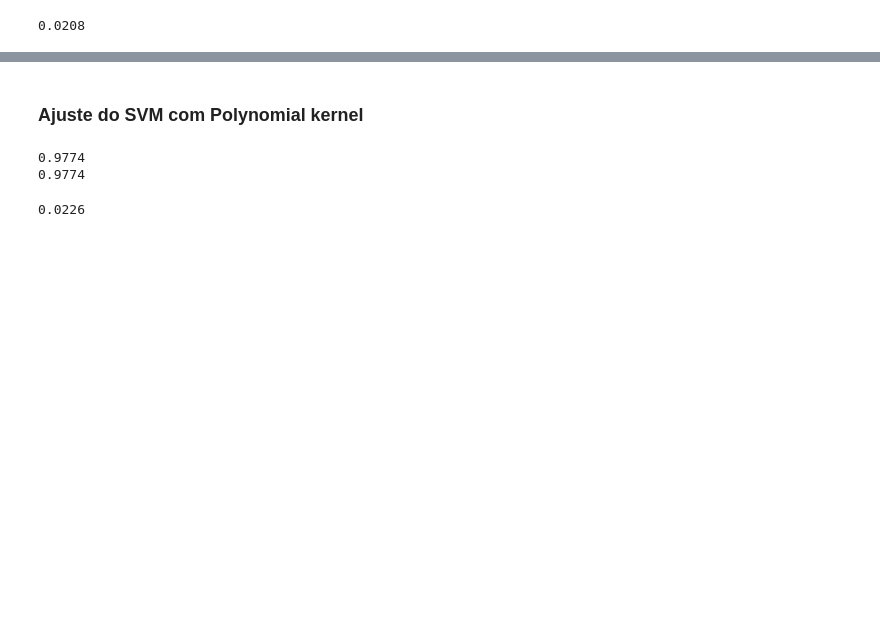
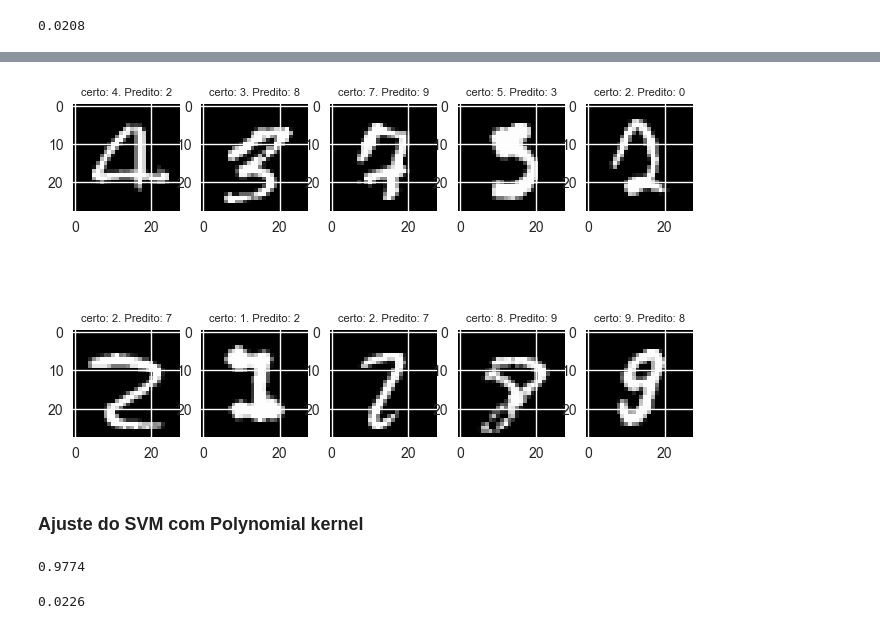
Before and after one commit to Faluhelyi/TOPICOS_2_cadernos, a Jupyter notebook: Trabalho_Final_MNIST.ipynb, the cells around one changed output, grey strips where cells are left out. Drawn from its saved outputs; the diff is of its cells as text; code cells hidden in the pictures; blank space fills up the shorter version.

```diff
--- a/Trabalho_Final_MNIST.ipynb
+++ b/Trabalho_Final_MNIST.ipynb
@@ -232,3 +248,68 @@ np.sum(svm.predict(x_test) != t_test)/len(svm.predict(x_test))
+# %%
+erros = x_test[svm.predict(x_test) != t_test]
+
+filtro = svm.predict(x_test) != t_test
+# %%
+random.seed(30)
+erros_10 = random.sample(range(len(erros)), 10)
+
+fig, ax = plt.subplots(2, 5, dpi = 100)
+
+for i in range(10):
+    if i == 0:
+        ax[0, 0].imshow(erros[erros_10][i].reshape(28, 28), cmap='gray', vmin=0, vmax=255)
+        ax[0, 0].set_title(str('certo: ')+ str(t_test[filtro][erros_10][i]) + str('. Predito: ') + str(svm.predict(erros[erros_10][i].reshape(1,-1))[0]),
+        fontsize = 8)
+
+    if i == 1:
+        ax[0, 1].imshow(erros[erros_10][i].reshape(28, 28), cmap='gray', vmin=0, vmax=255)
+        ax[0, 1].set_title(str('certo: ')+ str(t_test[filtro][erros_10][i]) + str('. Predito: ') + str(svm.predict(erros[erros_10][i].reshape(1,-1))[0]),
+        fontsize = 8)
+
+    if i == 2:
+        ax[1, 1].imshow(erros[erros_10][i].reshape(28, 28), cmap='gray', vmin=0, vmax=255)
+        ax[1, 1].set_title(str('certo: ')+ str(t_test[filtro][erros_10][i]) + str('. Predito: ') + str(svm.predict(erros[erros_10][i].reshape(1,-1))[0]),
+        fontsize = 8)
+
+    if i == 3:
+        ax[0, 2].imshow(erros[erros_10][i].reshape(28, 28), cmap='gray', vmin=0, vmax=255)
+        ax[0, 2].set_title(str('certo: ')+ str(t_test[filtro][erros_10][i]) + str('. Predito: ') + str(svm.predict(erros[erros_10][i].reshape(1,-1))[0]),
+        fontsize = 8)
+
+    if i == 4:
+        ax[1, 2].imshow(erros[erros_10][i].reshape(28, 28), cmap='gray', vmin=0, vmax=255)
+        ax[1, 2].set_title(str('certo: ')+ str(t_test[filtro][erros_10][i]) + str('. Predito: ') + str(svm.predict(erros[erros_10][i].reshape(1,-1))[0]),
+        fontsize = 8)
+
+    if i == 5:
+        ax[0, 3].imshow(erros[erros_10][i].reshape(28, 28), cmap='gray', vmin=0, vmax=255)
+        ax[0, 3].set_title(str('certo: ')+ str(t_test[filtro][erros_10][i]) + str('. Predito: ') + str(svm.predict(erros[erros_10][i].reshape(1,-1))[0]),
+        fontsize = 8)
+
+    if i == 6:
+        ax[1, 3].imshow(erros[erros_10][i].reshape(28, 28), cmap='gray', vmin=0, vmax=255)
+        ax[1, 3].set_title(str('certo: ')+ str(t_test[filtro][erros_10][i]) + str('. Predito: ') + str(svm.predict(erros[erros_10][i].reshape(1,-1))[0]),
+        fontsize = 8)
+
+    if i == 7:
+        ax[0, 4].imshow(erros[erros_10][i].reshape(28, 28), cmap='gray', vmin=0, vmax=255)
+        ax[0, 4].set_title(str('certo: ')+ str(t_test[filtro][erros_10][i]) + str('. Predito: ') + str(svm.predict(erros[erros_10][i].reshape(1,-1))[0]),
+        fontsize = 8)
+
+    if i == 8:
+        ax[1, 0].imshow(erros[erros_10][i].reshape(28, 28), cmap='gray', vmin=0, vmax=255)
+        ax[1, 0].set_title(str('certo: ')+ str(t_test[filtro][erros_10][i]) + str('. Predito: ') + str(svm.predict(erros[erros_10][i].reshape(1,-1))[0]),
+        fontsize = 8)
+
+    if i == 9:
+        ax[1, 4].imshow(erros[erros_10][i].reshape(28, 28), cmap='gray', vmin=0, vmax=255)
+        ax[1, 4].set_title(str('certo: ')+ str(t_test[filtro][erros_10][i]) + str('. Predito: ') + str(svm.predict(erros[erros_10][i].reshape(1,-1))[0]),
+        fontsize = 8)
+
+
+plt.show()
+# %% [output]
+[figure, added]
 # %% [markdown]
 ### **Ajuste do SVM com Polynomial kernel**
 # %%
@@ -237,10 +318,9 @@ svm2.fit(x_train, t_train)
 
 print(svm2.score(x_test, t_test))
 
-print(np.sum(svm2.predict(x_test) == t_test)/len(svm2.predict(x_test)))
+#print(np.sum(svm2.predict(x_test) == t_test)/len(svm2.predict(x_test)))
 # %% [output]
 0.9774
-0.9774
 # %%
 # Error Rate
 
```
Also changed, not shown: parts of 4 cells of this notebook.
